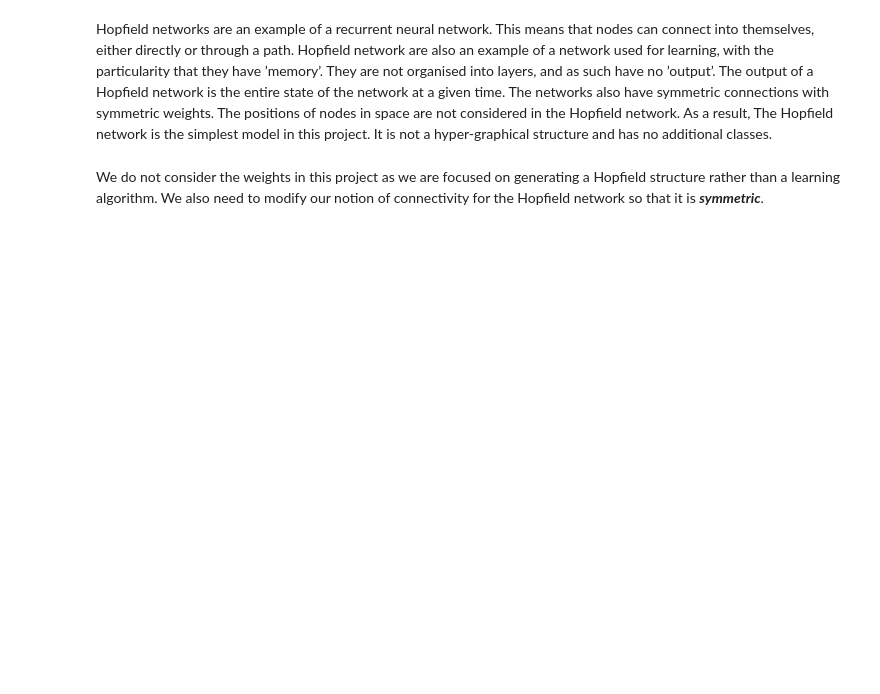
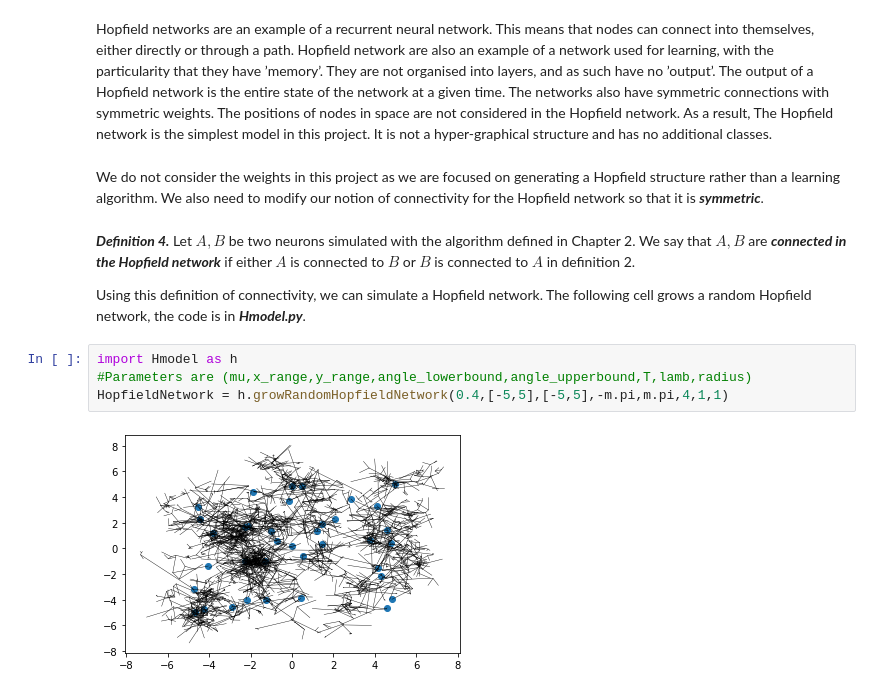
Before and after one commit to rnartallo/randomlygrownnetworks, a Jupyter notebook: HypExtRandNN.ipynb, the cells around one changed output. Cells and saved outputs as stored; diff of their text form; blank space fills up the shorter version.

```diff
--- a/HypExtRandNN.ipynb
+++ b/HypExtRandNN.ipynb
@@ -371,3 +373,13 @@ EIln.plotColouredLayeredGraph(G,CM)
 Hopfield networks are an example of a recurrent neural network. This means that nodes can connect into themselves, either directly or through a path. Hopfield network are also an example of a network used for learning, with the particularity that they have ’memory’. They are not organised into layers, and as such have no ’output’. The output of a Hopfield network is the entire state of the network at a given time. The networks also have symmetric connections with symmetric weights. The positions of nodes in space are not considered in the Hopfield network. As a result, The Hopfield network is the simplest model in this project. It is not a hyper-graphical structure and has no additional classes.
 # %% [markdown]
 We do not consider the weights in this project as we are focused on generating a Hopfield structure rather than a learning algorithm. We also need to modify our notion of connectivity for the Hopfield network so that it is ***symmetric***.
+# %% [markdown]
+***Definition 4.*** Let $A,B$ be two neurons simulated with the algorithm defined in Chapter 2. We say that $A,B$ are ***connected in the Hopfield network*** if either $A$ is connected to $B$ or $B$ is connected to $A$ in definition 2.
+
+Using this definition of connectivity, we can simulate a Hopfield network. The following cell grows a random Hopfield network, the code is in ***Hmodel.py***.
+# %%
+import Hmodel as h
+#Parameters are (mu,x_range,y_range,angle_lowerbound,angle_upperbound,T,lamb,radius)
+HopfieldNetwork = h.growRandomHopfieldNetwork(0.4,[-5,5],[-5,5],-m.pi,m.pi,4,1,1)
+# %% [output]
+[figure, added]
```
Also changed, not shown: parts of 9 cells of this notebook, 3 other files.
